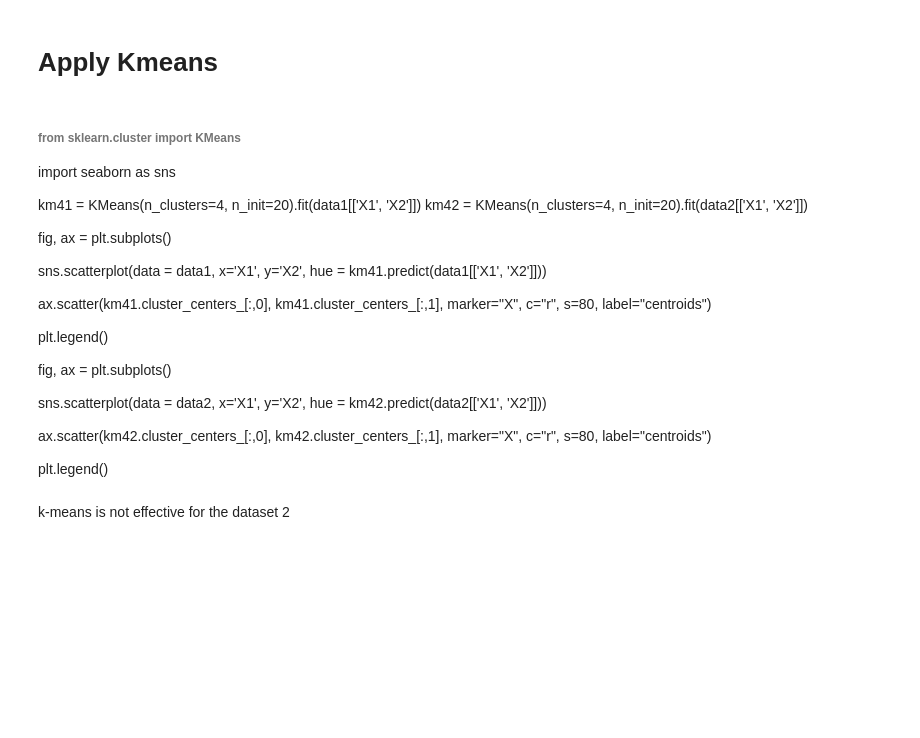
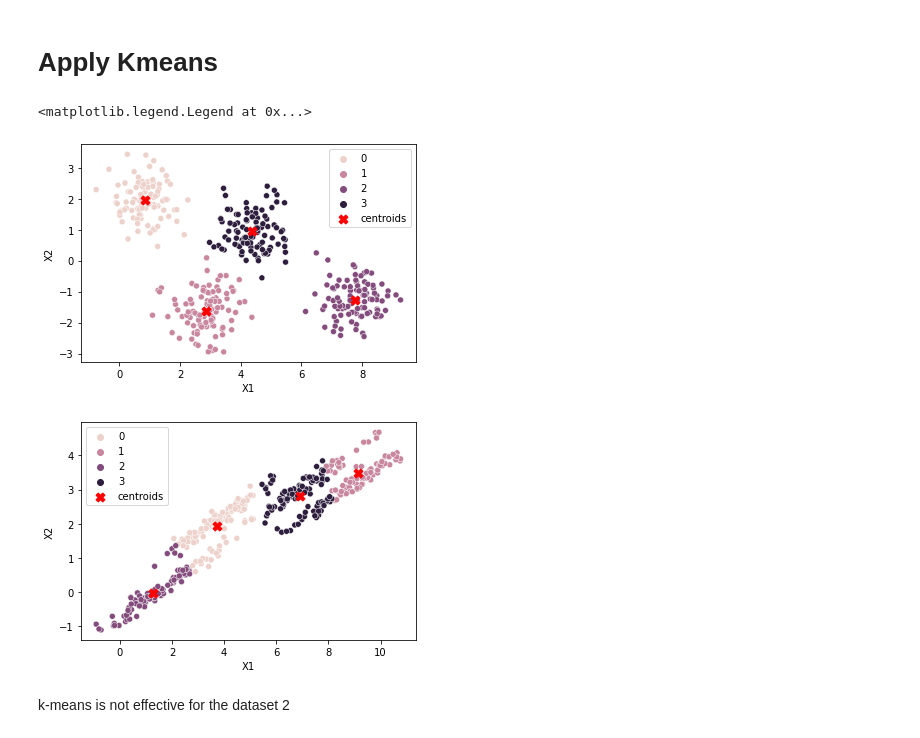
Before and after one commit to pascalHuang/Lab-on-k-means-and-Hierarchical-clustering, a Jupyter notebook: Gaussian Mixture Models (GMM) HUANG PASCAL.ipynb, the cells around one changed output. Saved outputs shown, nothing was run; the diff lists cells and outputs as text; code cells hidden in the pictures; blank space fills up the shorter version.

```diff
--- a/Gaussian Mixture Models (GMM) HUANG PASCAL.ipynb
+++ b/Gaussian Mixture Models (GMM) HUANG PASCAL.ipynb
@@ -56,30 +56,34 @@ plt.show()
 [figure]
 # %% [markdown]
 # Apply Kmeans
-# %% [markdown]
-###### from sklearn.cluster import KMeans
-import seaborn as sns
-
-km41 = KMeans(n_clusters=4, n_init=20).fit(data1[['X1', 'X2']])
-km42 = KMeans(n_clusters=4, n_init=20).fit(data2[['X1', 'X2']])
-
-fig, ax = plt.subplots()
-
-sns.scatterplot(data = data1, x='X1', y='X2', hue = km41.predict(data1[['X1', 'X2']]))
-
-ax.scatter(km41.cluster_centers_[:,0], km41.cluster_centers_[:,1],
-            marker="X", c="r", s=80, label="centroids")
-
-plt.legend()
-
-fig, ax = plt.subplots()
-
-sns.scatterplot(data = data2, x='X1', y='X2', hue = km42.predict(data2[['X1', 'X2']]))
-
-ax.scatter(km42.cluster_centers_[:,0], km42.cluster_centers_[:,1],
-            marker="X", c="r", s=80, label="centroids")
-
-plt.legend()
+# %%
+from sklearn.cluster import KMeans
+import seaborn as sns
+
+km41 = KMeans(n_clusters=4, n_init=20).fit(data1[['X1', 'X2']])
+km42 = KMeans(n_clusters=4, n_init=20).fit(data2[['X1', 'X2']])
+
+fig, ax = plt.subplots()
+
+sns.scatterplot(data = data1, x='X1', y='X2', hue = km41.predict(data1[['X1', 'X2']]))
+
+ax.scatter(km41.cluster_centers_[:,0], km41.cluster_centers_[:,1],
+            marker="X", c="r", s=80, label="centroids")
+
+plt.legend()
+
+fig, ax = plt.subplots()
+
+sns.scatterplot(data = data2, x='X1', y='X2', hue = km42.predict(data2[['X1', 'X2']]))
+
+ax.scatter(km42.cluster_centers_[:,0], km42.cluster_centers_[:,1],
+            marker="X", c="r", s=80, label="centroids")
+
+plt.legend()
+# %% [output]
+<matplotlib.legend.Legend at 0x...>
+[figure, added]
+[figure, added]
 # %% [markdown]
 k-means is not effective for the dataset 2
 # %% [markdown]
```
Also changed, not shown: parts of 8 cells of this notebook.
